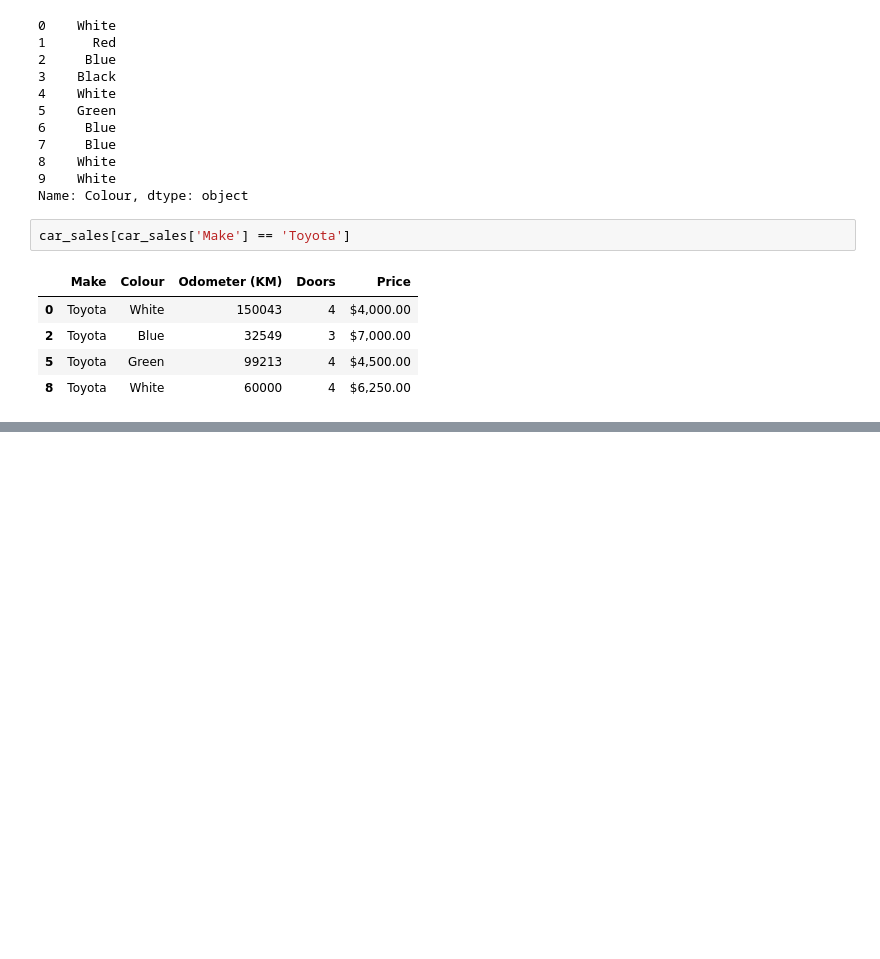
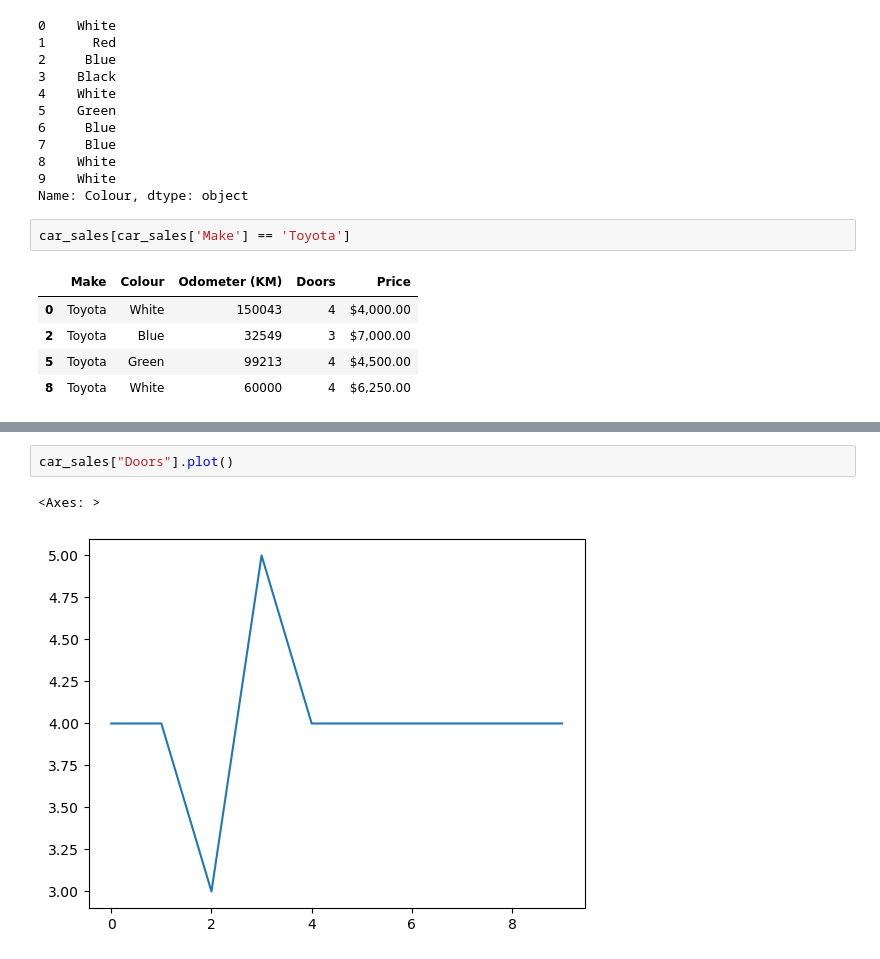
Before and after one commit to kagiyanagi/learning-ml, a Jupyter notebook: introduction-to_pandas.ipynb, the cells around one changed output, grey strips where cells are left out. Saved outputs shown, nothing was run; the diff lists cells and outputs as text; blank space fills up the shorter version.

```diff
--- a/introduction-to_pandas.ipynb
+++ b/introduction-to_pandas.ipynb
@@ -217,0 +242,5 @@ car_sales[car_sales['Make'] == 'Toyota']
+# %%
+car_sales["Doors"].plot()
+# %% [output]
+<Axes: >
+[figure, added]
```
Also changed, not shown: parts of 5 cells of this notebook.
